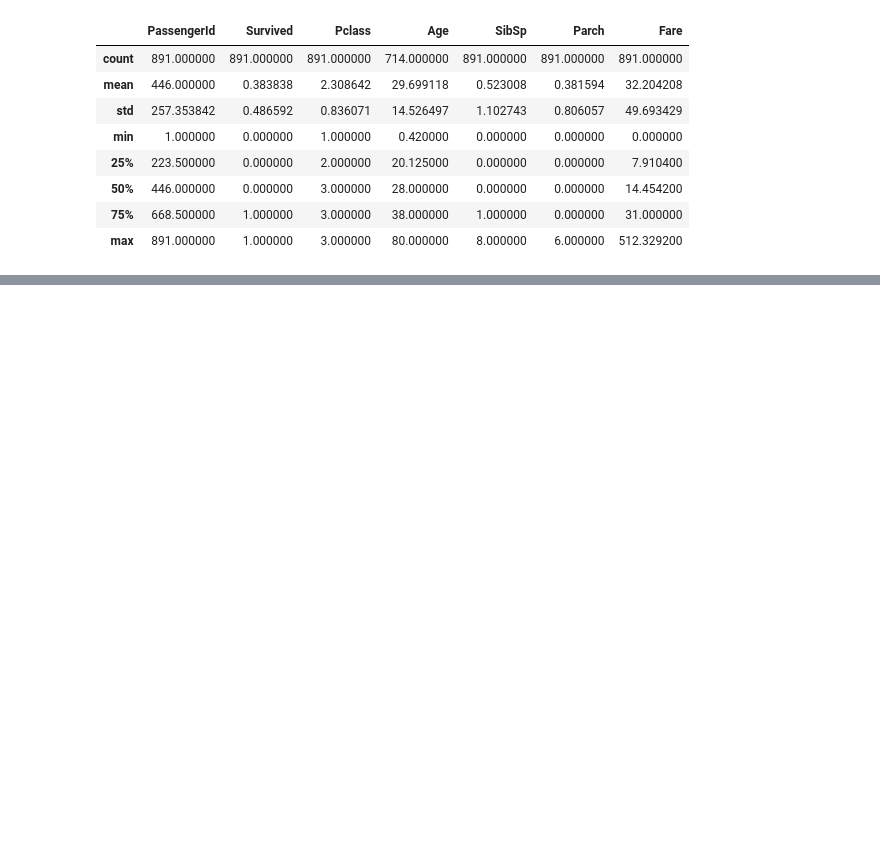
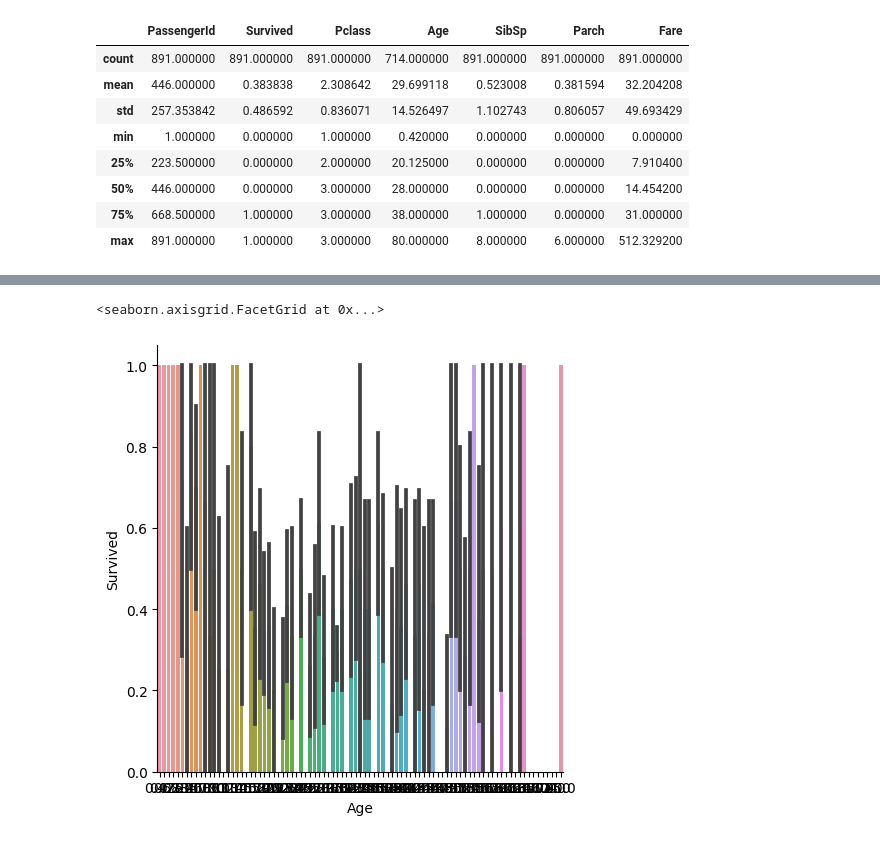
Before and after one commit to Hololruru/Study_K, a Jupyter notebook: workspace/python-basic/python-basic/f_package_for_eda.ipynb, the cells around one changed output, grey strips where cells are left out. Drawn from its saved outputs; the diff is of its cells as text; code cells hidden in the pictures; blank space fills up the shorter version.

```diff
--- a/workspace/python-basic/python-basic/f_package_for_eda.ipynb
+++ b/workspace/python-basic/python-basic/f_package_for_eda.ipynb
@@ -189,0 +315,6 @@ Index(['PassengerId', 'Survived', 'Pclass', 'Name', 'Sex', 'Age', 'SibSp',
+# %%
+# titanic_df2['Age'].unique().size
+sns.catplot(data=titanic_df2, x='Age', y='Survived', kind='bar')
+# %% [output]
+<seaborn.axisgrid.FacetGrid at 0x...>
+[figure, added]
```
Also changed, not shown: parts of 10 cells of this notebook.
